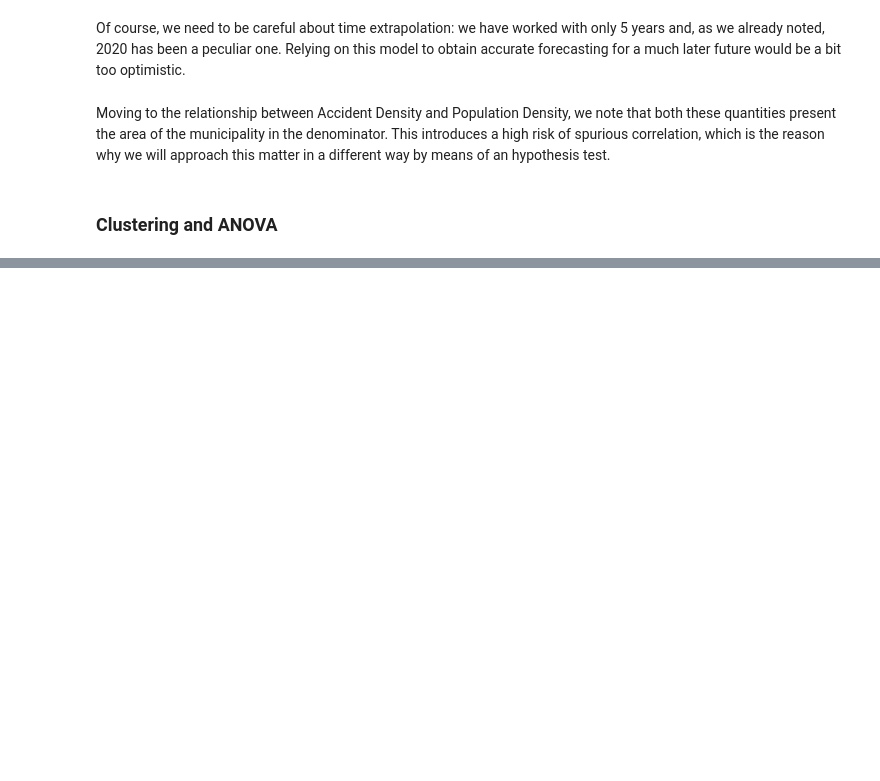
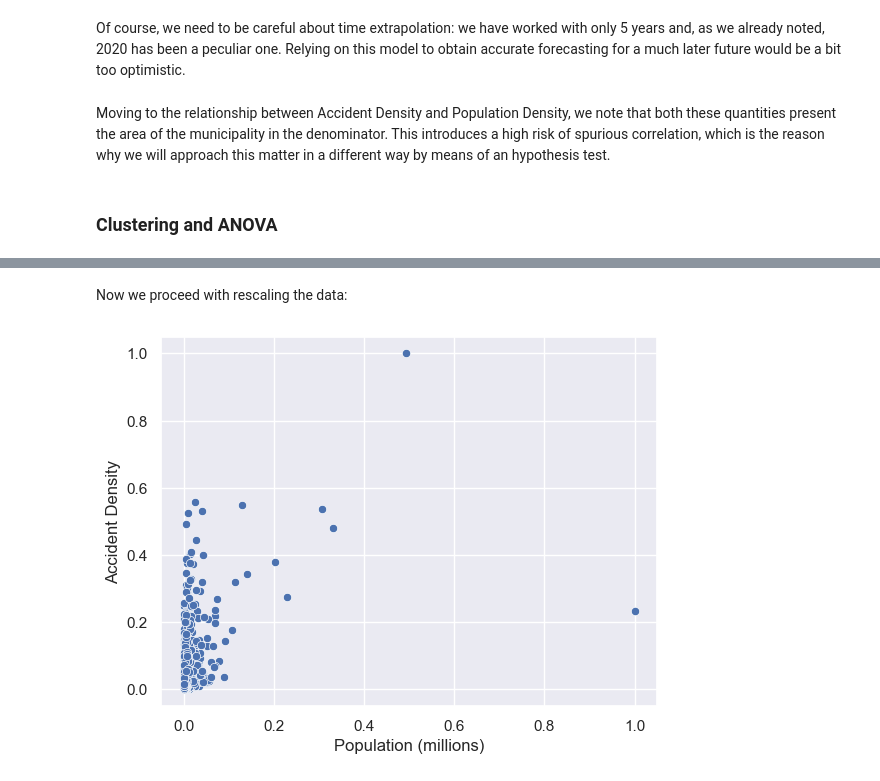
Before and after one commit to MarcoTosoni/boolean_project, a Jupyter notebook: data_analysis.ipynb, the cells around one changed output, grey strips where cells are left out. Cells and saved outputs as stored; diff of their text form; code cells hidden in the pictures; blank space fills up the shorter version.

Commit message:
clustering introduced (with some issues)

```diff
--- a/data_analysis.ipynb
+++ b/data_analysis.ipynb
@@ -778,7 +780,7 @@ Although the $R^2$ is pretty high, we can note that there is a general tendency
 $$ N_A = a_0 + a_1 P + a_2 Y + a_3 S $$
 We shall rescale years and surfaces too to avoid fictious multicollinearity.
 # %%
-target_ols['Year_scaled'] = target_ols['Year'] - 2020
+target_ols['Year_scaled'] = target_ols['Year'] - target_ols['Year'].min()
 target_ols['Surface_scaled'] = target_ols['Superficie (Kmq)']/1e3
 # %%
 Y = target_ols['ROADACC']
@@ -830,0 +838,10 @@ Moving to the relationship between Accident Density and Population Density, we n
+# %%
+target_cluster = target_ols.groupby('Comune').agg({
+    'Population (millions)':'mean',
+    'Surface_scaled':'mean',
+    'Accident Rate':'mean',
+    'Accident Density':'mean',
+    'Population Density':'mean'
+})
+target_cluster.reset_index(inplace=True)
+target_cluster.head()
@@ -830,0 +855,13 @@ Moving to the relationship between Accident Density and Population Density, we n
+# %% [markdown]
+Now we proceed with rescaling the data:
+# %%
+# In order to perform the normalization, first we identify the numeric columns so that we apply the procedure only to them
+target_scaled = target_cluster.copy()
+num_cols = target_scaled.select_dtypes(include='number').columns
+
+scale_norm = MinMaxScaler()
+target_scaled[num_cols] = scale_norm.fit_transform(target_scaled[num_cols])
+
+sns.scatterplot(data=target_scaled,x='Population (millions)',y='Accident Density');
+# %% [output]
+[figure, added]
```
Also changed, not shown: parts of 4 cells of this notebook, 1 other file.
